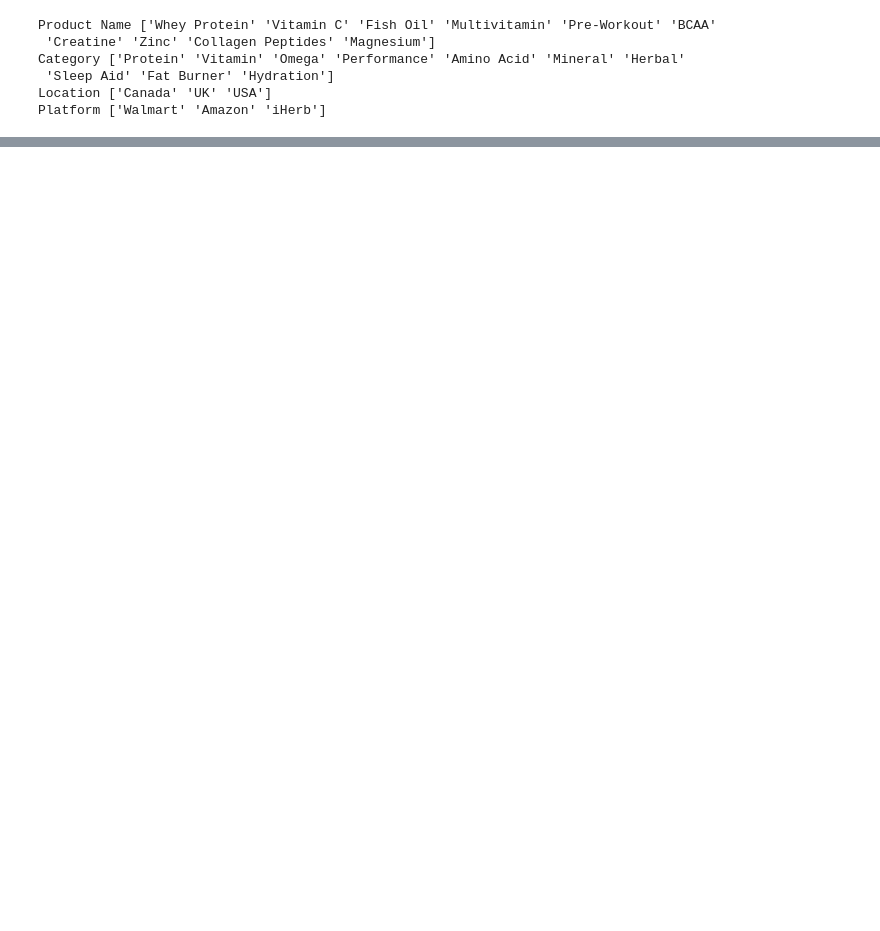
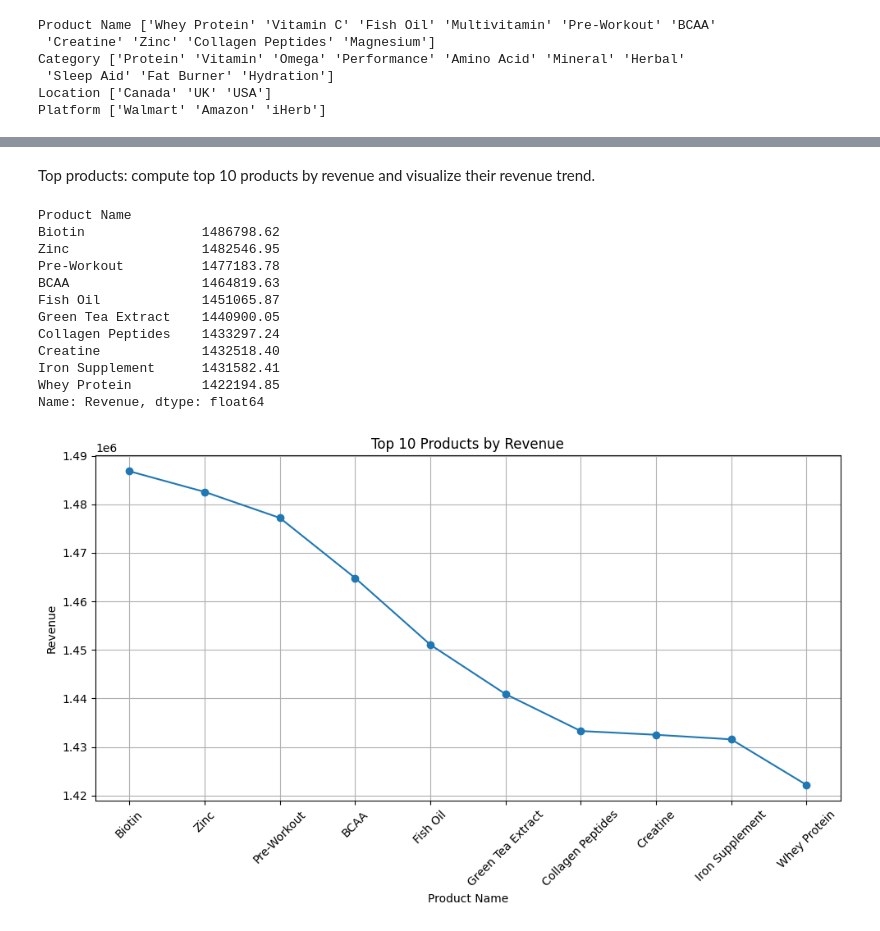
Before and after one commit to melek002/Predictive-Sales, a Jupyter notebook: Etl_Sales.ipynb, the cells around one changed output, grey strips where cells are left out. Cells and saved outputs as stored; diff of their text form; code cells hidden in the pictures; blank space fills up the shorter version.

```diff
--- a/Etl_Sales.ipynb
+++ b/Etl_Sales.ipynb
@@ -93,0 +137,44 @@ Platform ['Walmart' 'Amazon' 'iHerb']
+# %% [markdown]
+Top products: compute top 10 products by revenue and visualize their revenue trend.
+# %%
+top_products = (
+    df.groupby('Product Name')['Revenue']
+    .sum()
+    .sort_values(ascending=False)
+    .head(10)
+)
+
+print(top_products)
+
+import matplotlib.pyplot as plt
+
+top_products = (
+    df.groupby('Product Name')['Revenue']
+    .sum()
+    .sort_values(ascending=False)
+    .head(10)
+)
+
+plt.figure(figsize=(10,6))
+plt.plot(top_products.index, top_products.values, marker='o', linestyle='-')
+plt.title('Top 10 Products by Revenue')
+plt.xlabel('Product Name')
+plt.ylabel('Revenue')
+plt.xticks(rotation=45)
+plt.grid(True)
+plt.tight_layout()
+plt.show()
+# %% [output]
+Product Name
+Biotin               1486798.62
+Zinc                 1482546.95
+Pre-Workout          1477183.78
+BCAA                 1464819.63
+Fish Oil             1451065.87
+Green Tea Extract    1440900.05
+Collagen Peptides    1433297.24
+Creatine             1432518.40
+Iron Supplement      1431582.41
+Whey Protein         1422194.85
+Name: Revenue, dtype: float64
+[figure, added]
```
Also changed, not shown: parts of 19 cells of this notebook.
